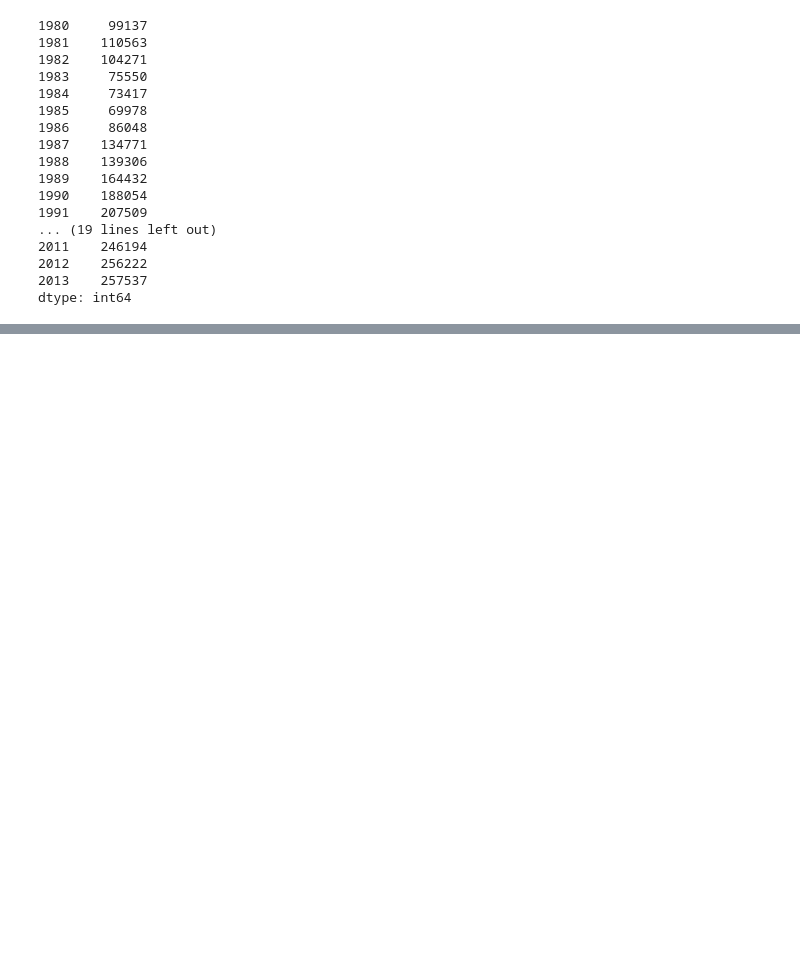
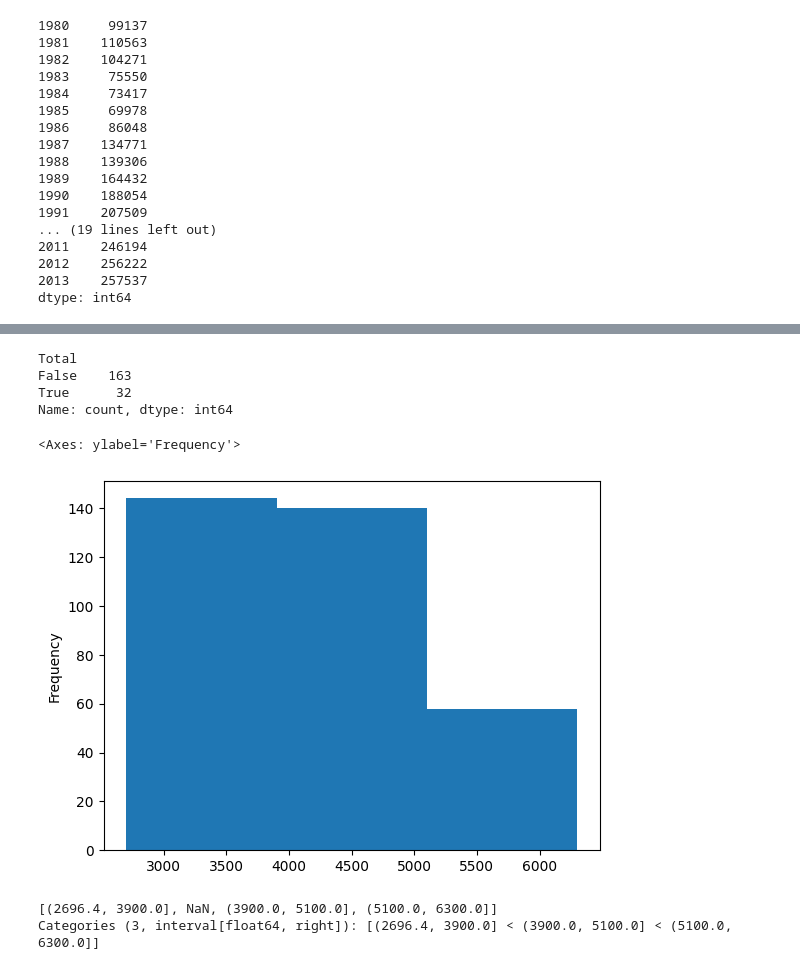
Before and after one commit to Utkash12/digipodium, a Jupyter notebook: data analysis/data_analysis.ipynb, the cells around one changed output, grey strips where cells are left out. Drawn from its saved outputs; the diff is of its cells as text; code cells hidden in the pictures; blank space fills up the shorter version.

```diff
--- a/data analysis/data_analysis.ipynb
+++ b/data analysis/data_analysis.ipynb
@@ -273,0 +366,18 @@ canada.head()
+# %%
+canada['Total'].apply(lambda x: x>50000).value_counts()
+# %% [output]
+Total
+False    163
+True      32
+Name: count, dtype: int64
+# %%
+penguins= sns.load_dataset("penguins")
+penguins['body_mass_g'].plot(kind='hist', bins=3,)
+# %% [output]
+<Axes: ylabel='Frequency'>
+[figure, added]
+# %%
+pd.cut(penguins['body_mass_g'],3).unique()
+# %% [output]
+[(2696.4, 3900.0], NaN, (3900.0, 5100.0], (5100.0, 6300.0]]
+Categories (3, interval[float64, right]): [(2696.4, 3900.0] < (3900.0, 5100.0] < (5100.0, 6300.0]]
```
Also changed, not shown: parts of 14 cells of this notebook.
